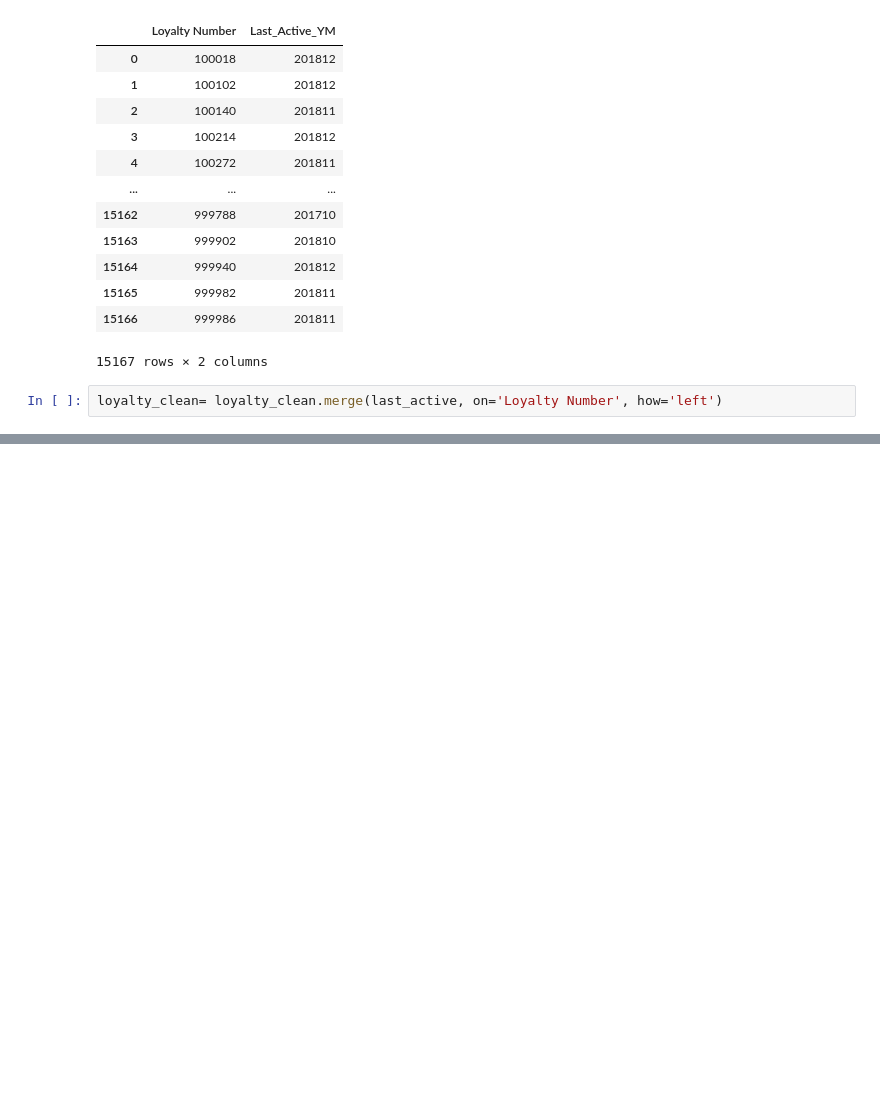
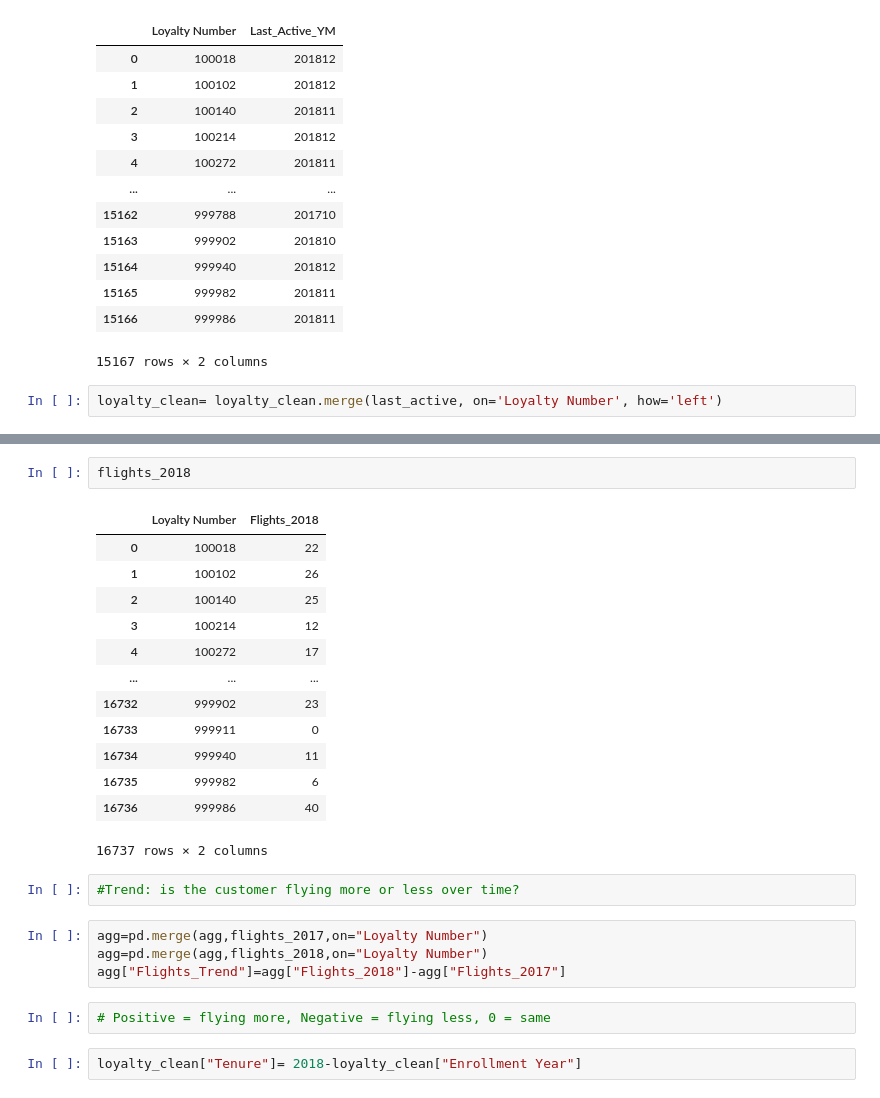
Before and after one commit to akshita-singh-2808/airlines_churn_prediction_prev, a Jupyter notebook: airlines_project.ipynb, the cells around one changed output, grey strips where cells are left out. Drawn from its saved outputs; the diff is of its cells as text; blank space fills up the shorter version.

```diff
--- a/airlines_project.ipynb
+++ b/airlines_project.ipynb
@@ -131,3 +262,29 @@ loyalty_clean= loyalty_clean.merge(last_active, on='Loyalty Number', how='left')
+# %%
+flights_2018
+# %% [output]
+|  | Loyalty Number | Flights_2018 |
+| 0 | 100018 | 22 |
+| 1 | 100102 | 26 |
+| 2 | 100140 | 25 |
+| 3 | 100214 | 12 |
+| 4 | 100272 | 17 |
+| ... | ... | ... |
+| 16732 | 999902 | 23 |
+| 16733 | 999911 | 0 |
+| 16734 | 999940 | 11 |
+| 16735 | 999982 | 6 |
+| 16736 | 999986 | 40 |
+16737 rows × 2 columns
+# %%
+#Trend: is the customer flying more or less over time?
+# %%
+agg=pd.merge(agg,flights_2017,on="Loyalty Number")
+agg=pd.merge(agg,flights_2018,on="Loyalty Number")
+agg["Flights_Trend"]=agg["Flights_2018"]-agg["Flights_2017"]
+# %%
+# Positive = flying more, Negative = flying less, 0 = same
+# %%
+loyalty_clean["Tenure"]= 2018-loyalty_clean["Enrollment Year"]
 # %%
 loyalty_clean
 # %% [output]
```
Also changed, not shown: parts of 33 cells of this notebook.
